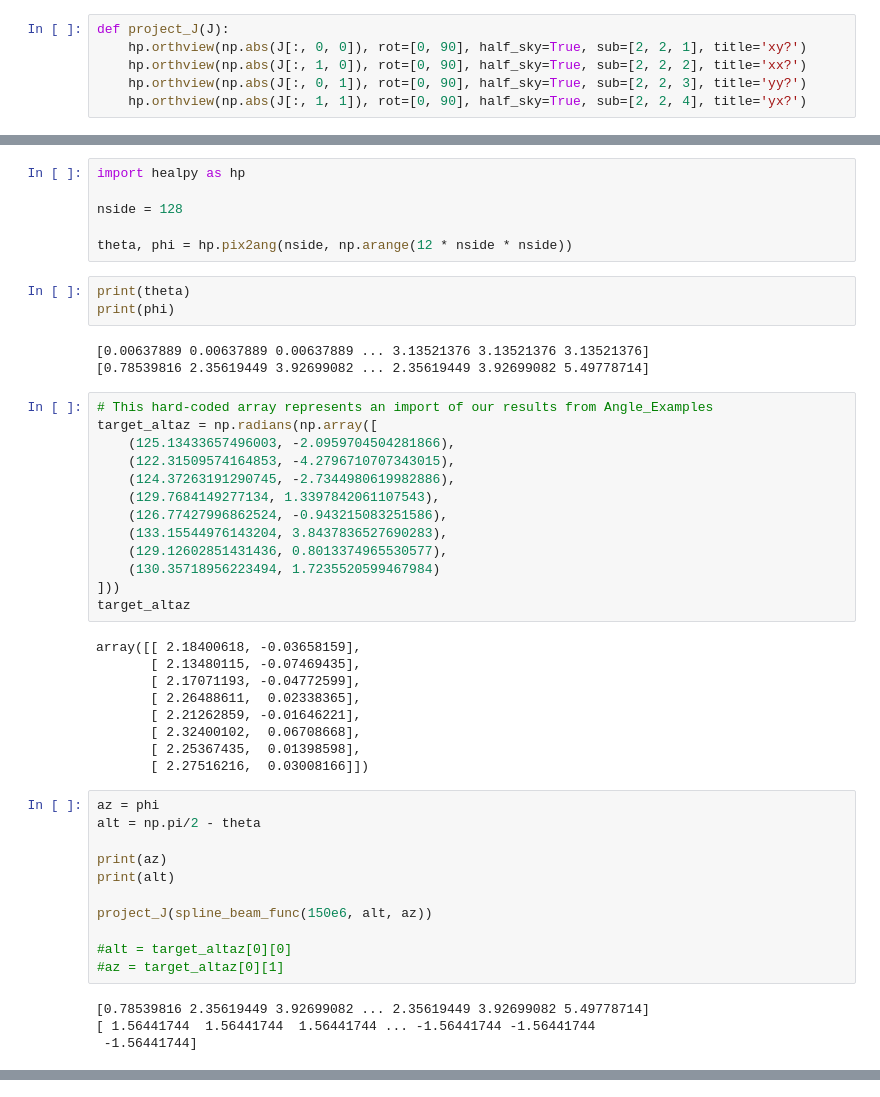
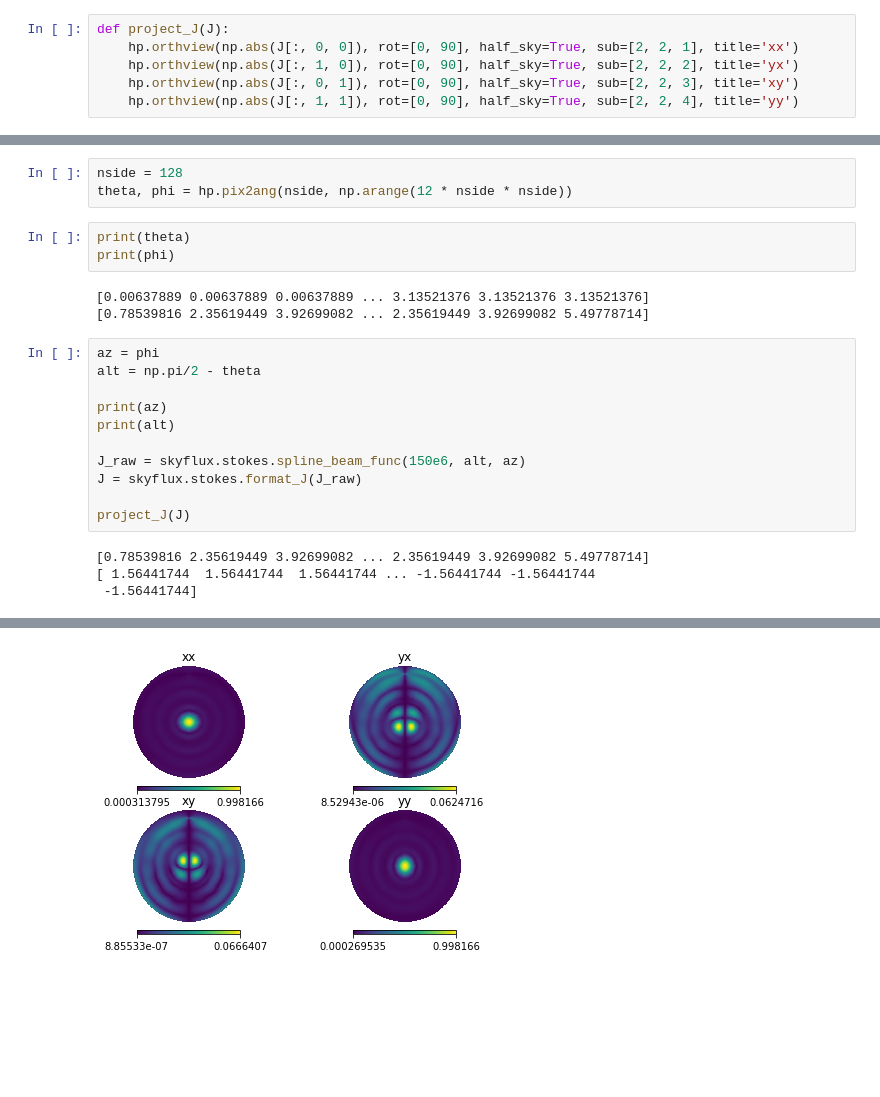
Before and after one commit to 3276908917/skyflux, a Jupyter notebook: notebooks/jones_matrices/A_Catalog.ipynb, the cells around one changed output, grey strips where cells are left out. Cells and saved outputs as stored; diff of their text form; blank space fills up the shorter version.

```diff
--- a/notebooks/jones_matrices/A_Catalog.ipynb
+++ b/notebooks/jones_matrices/A_Catalog.ipynb
@@ -18,6 +17,6 @@ processor = cst_processing.CSTDataProcessor(
 # %%
 def project_J(J):
-    hp.orthview(np.abs(J[:, 0, 0]), rot=[0, 90], half_sky=True, sub=[2, 2, 1], title='xy?')
-    hp.orthview(np.abs(J[:, 1, 0]), rot=[0, 90], half_sky=True, sub=[2, 2, 2], title='xx?')
-    hp.orthview(np.abs(J[:, 0, 1]), rot=[0, 90], half_sky=True, sub=[2, 2, 3], title='yy?')
-    hp.orthview(np.abs(J[:, 1, 1]), rot=[0, 90], half_sky=True, sub=[2, 2, 4], title='yx?')
+    hp.orthview(np.abs(J[:, 0, 0]), rot=[0, 90], half_sky=True, sub=[2, 2, 1], title='xx')
+    hp.orthview(np.abs(J[:, 1, 0]), rot=[0, 90], half_sky=True, sub=[2, 2, 2], title='yx')
+    hp.orthview(np.abs(J[:, 0, 1]), rot=[0, 90], half_sky=True, sub=[2, 2, 3], title='xy')
+    hp.orthview(np.abs(J[:, 1, 1]), rot=[0, 90], half_sky=True, sub=[2, 2, 4], title='yy')
@@ -30,8 +23,5 @@ delta_nu_in is 1000000.0
 # %%
-import healpy as hp
-
 nside = 128
-
 theta, phi = hp.pix2ang(nside, np.arange(12 * nside * nside))
 # %%
 print(theta)
@@ -39,28 +29,6 @@ print(phi)
 # %% [output]
 [0.00637889 0.00637889 0.00637889 ... 3.13521376 3.13521376 3.13521376]
 [0.78539816 2.35619449 3.92699082 ... 2.35619449 3.92699082 5.49778714]
-# %%
-# This hard-coded array represents an import of our results from Angle_Examples
-target_altaz = np.radians(np.array([
-    (125.13433657496003, -2.0959704504281866),
-    (122.31509574164853, -4.2796710707343015),
-    (124.37263191290745, -2.7344980619982886),
-    (129.7684149277134, 1.3397842061107543),
-    (126.77427996862524, -0.943215083251586),
-    (133.15544976143204, 3.8437836527690283),
-    (129.12602851431436, 0.8013374965530577),
-    (130.35718956223494, 1.7235520599467984)
-]))
-target_altaz
-# %% [output]
-array([[ 2.18400618, -0.03658159],
-       [ 2.13480115, -0.07469435],
-       [ 2.17071193, -0.04772599],
-       [ 2.26488611,  0.02338365],
-       [ 2.21262859, -0.01646221],
-       [ 2.32400102,  0.06708668],
-       [ 2.25367435,  0.01398598],
-       [ 2.27516216,  0.03008166]])
 # %%
 az = phi
 alt = np.pi/2 - theta
@@ -68,10 +36,10 @@ alt = np.pi/2 - theta
 print(az)
 print(alt)
 
-project_J(spline_beam_func(150e6, alt, az))
+J_raw = skyflux.stokes.spline_beam_func(150e6, alt, az)
+J = skyflux.stokes.format_J(J_raw)
 
-#alt = target_altaz[0][0]
-#az = target_altaz[0][1]
+project_J(J)
 # %% [output]
 [0.78539816 2.35619449 3.92699082 ... 2.35619449 3.92699082 5.49778714]
 [ 1.56441744  1.56441744  1.56441744 ... -1.56441744 -1.56441744
@@ -80,0 +47 @@ project_J(spline_beam_func(150e6, alt, az))
+[figure, added]
```
Also changed, not shown: parts of 12 cells of this notebook, 2 other files.
